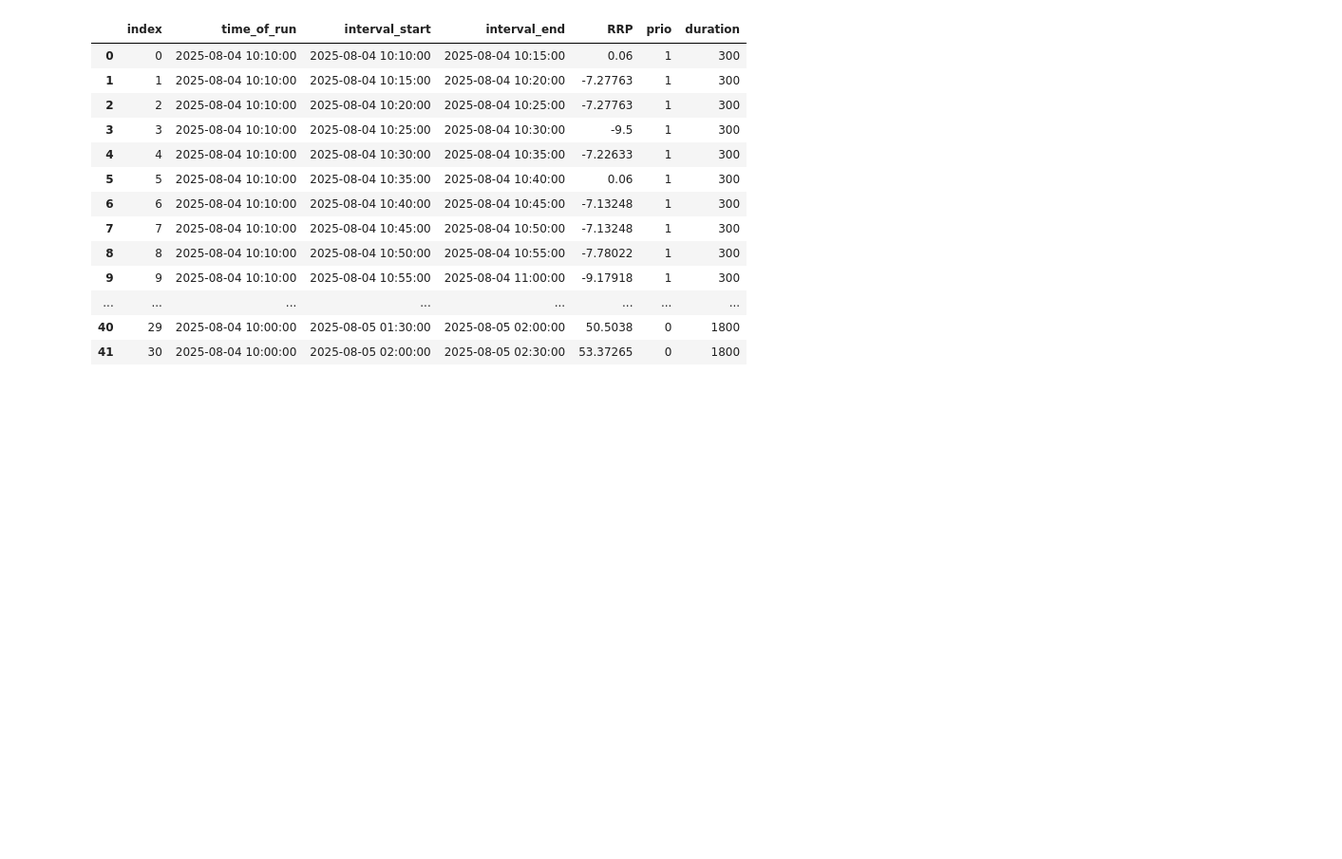
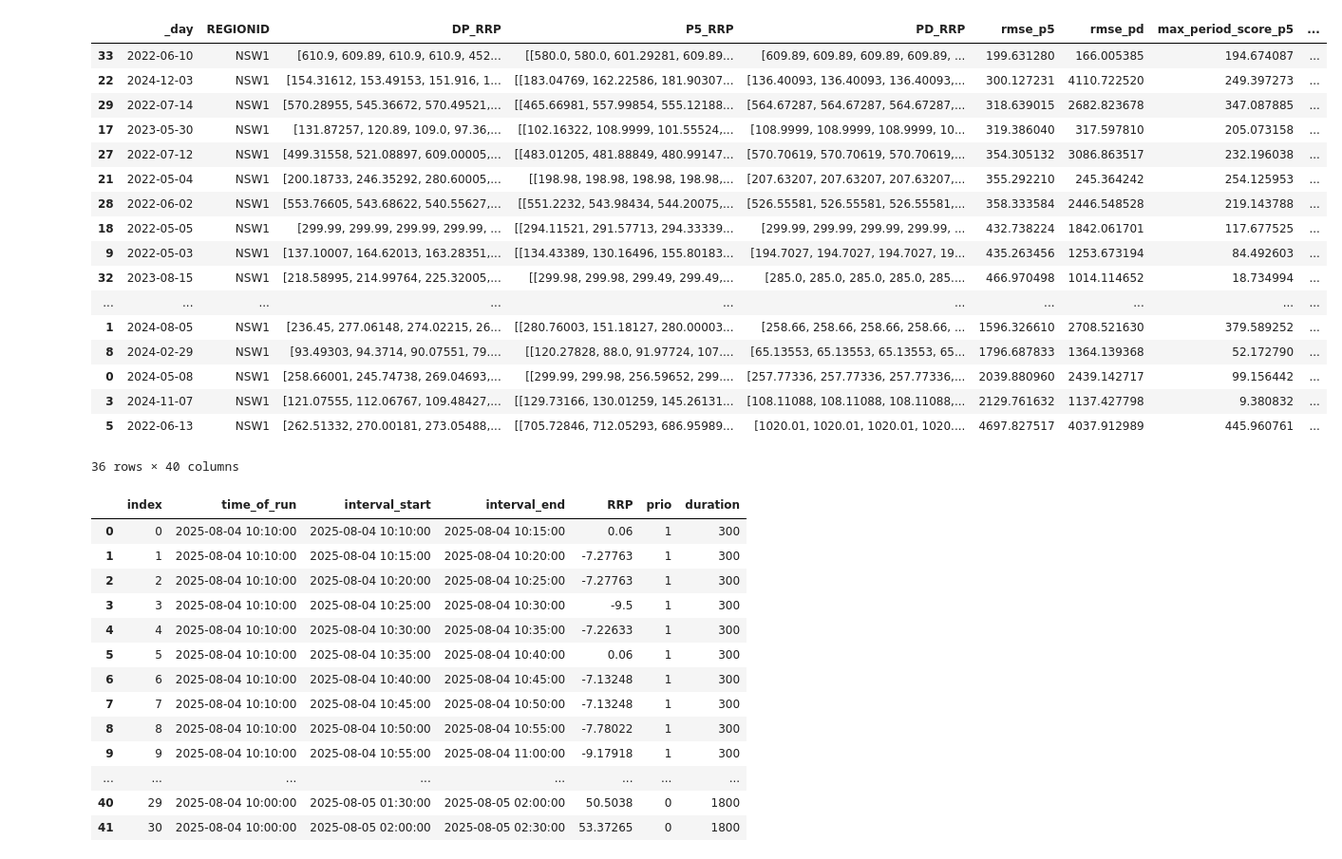
Before and after one commit to dpowles2/ds_app, a Jupyter notebook: src/testing.ipynb, the cells around one changed output. Shown at 95% size. Drawn from its saved outputs; the diff is of its cells as text; code cells hidden in the pictures; blank space fills up the shorter version.

```diff
--- a/src/testing.ipynb
+++ b/src/testing.ipynb
@@ -1,6 +1,47 @@
 # %%
 from utils.kusto_connection import kc
 import pandas as pd
+
+prices_agg = pd.read_json('..\\csvs\\prices_agg_NSW1.json')
+prices_agg._day = pd.to_datetime(prices_agg._day, unit='ms')
+# %%
+def get_finessed_months_for_cat():
+    vol_max = prices_agg[prices_agg.volitility == 'volitile'].sort_values('dp_above_1000_score', ascending=False).reset_index(drop=True)
+    vol_min = prices_agg[prices_agg.volitility == 'volitile'].sort_values('dp_above_1000_score', ascending=True).reset_index(drop=True)
+    sh = int(vol_max.shape[0] * 0.33)
+    vol_max = vol_max.iloc[:sh]
+    vol_min = vol_min.iloc[:sh]
+
+    var_max = prices_agg[prices_agg.volitility == 'variable_but_below_strike'].sort_values('absolute_dp_score', ascending=False).reset_index(drop=True)
+    var_min = prices_agg[prices_agg.volitility == 'variable_but_below_strike'].sort_values('absolute_dp_score', ascending=True).reset_index(drop=True)
+    sh = int(var_max.shape[0] * 0.2)
+    var_max = var_max.iloc[:sh]
+    var_min = var_min.iloc[:sh]
+
+    return [vol_max,vol_min,var_max,var_min]
+
+vol_max,vol_min,var_max,var_min = get_finessed_months_for_cat()
+# %%
+vol_max.sort_values('rmse_p5')
+# %% [output]
+|  | _day | REGIONID | DP_RRP | P5_RRP | PD_RRP | rmse_p5 | rmse_pd | max_period_score_p5 | ... |
+| 33 | 2022-06-10 | NSW1 | [610.9, 609.89, 610.9, 610.9, 452... | [[580.0, 580.0, 601.29281, 609.89... | [609.89, 609.89, 609.89, 609.89, ... | 199.631280 | 166.005385 | 194.674087 | ... |
+| 22 | 2024-12-03 | NSW1 | [154.31612, 153.49153, 151.916, 1... | [[183.04769, 162.22586, 181.90307... | [136.40093, 136.40093, 136.40093,... | 300.127231 | 4110.722520 | 249.397273 | ... |
+| 29 | 2022-07-14 | NSW1 | [570.28955, 545.36672, 570.49521,... | [[465.66981, 557.99854, 555.12188... | [564.67287, 564.67287, 564.67287,... | 318.639015 | 2682.823678 | 347.087885 | ... |
+| 17 | 2023-05-30 | NSW1 | [131.87257, 120.89, 109.0, 97.36,... | [[102.16322, 108.9999, 101.55524,... | [108.9999, 108.9999, 108.9999, 10... | 319.386040 | 317.597810 | 205.073158 | ... |
+| 27 | 2022-07-12 | NSW1 | [499.31558, 521.08897, 609.00005,... | [[483.01205, 481.88849, 480.99147... | [570.70619, 570.70619, 570.70619,... | 354.305132 | 3086.863517 | 232.196038 | ... |
+| 21 | 2022-05-04 | NSW1 | [200.18733, 246.35292, 280.60005,... | [[198.98, 198.98, 198.98, 198.98,... | [207.63207, 207.63207, 207.63207,... | 355.292210 | 245.364242 | 254.125953 | ... |
+| 28 | 2022-06-02 | NSW1 | [553.76605, 543.68622, 540.55627,... | [[551.2232, 543.98434, 544.20075,... | [526.55581, 526.55581, 526.55581,... | 358.333584 | 2446.548528 | 219.143788 | ... |
+| 18 | 2022-05-05 | NSW1 | [299.99, 299.99, 299.99, 299.99, ... | [[294.11521, 291.57713, 294.33339... | [299.99, 299.99, 299.99, 299.99, ... | 432.738224 | 1842.061701 | 117.677525 | ... |
+| 9 | 2022-05-03 | NSW1 | [137.10007, 164.62013, 163.28351,... | [[134.43389, 130.16496, 155.80183... | [194.7027, 194.7027, 194.7027, 19... | 435.263456 | 1253.673194 | 84.492603 | ... |
+| 32 | 2023-08-15 | NSW1 | [218.58995, 214.99764, 225.32005,... | [[299.98, 299.98, 299.49, 299.49,... | [285.0, 285.0, 285.0, 285.0, 285.... | 466.970498 | 1014.114652 | 18.734994 | ... |
+| ... | ... | ... | ... | ... | ... | ... | ... | ... | ... |
+| 1 | 2024-08-05 | NSW1 | [236.45, 277.06148, 274.02215, 26... | [[280.76003, 151.18127, 280.00003... | [258.66, 258.66, 258.66, 258.66, ... | 1596.326610 | 2708.521630 | 379.589252 | ... |
+| 8 | 2024-02-29 | NSW1 | [93.49303, 94.3714, 90.07551, 79.... | [[120.27828, 88.0, 91.97724, 107.... | [65.13553, 65.13553, 65.13553, 65... | 1796.687833 | 1364.139368 | 52.172790 | ... |
+| 0 | 2024-05-08 | NSW1 | [258.66001, 245.74738, 269.04693,... | [[299.99, 299.98, 256.59652, 299.... | [257.77336, 257.77336, 257.77336,... | 2039.880960 | 2439.142717 | 99.156442 | ... |
+| 3 | 2024-11-07 | NSW1 | [121.07555, 112.06767, 109.48427,... | [[129.73166, 130.01259, 145.26131... | [108.11088, 108.11088, 108.11088,... | 2129.761632 | 1137.427798 | 9.380832 | ... |
+| 5 | 2022-06-13 | NSW1 | [262.51332, 270.00181, 273.05488,... | [[705.72846, 712.05293, 686.95989... | [1020.01, 1020.01, 1020.01, 1020.... | 4697.827517 | 4037.912989 | 445.960761 | ... |
+36 rows × 40 columns
 # %%
 q = '''PREDISPATCHPRICE_ADF
 | where LASTCHANGED between (startofday(datetime('2025-08-04')) .. endofday(datetime('2025-08-04')) )
```
Also changed, not shown: 4 other files.
